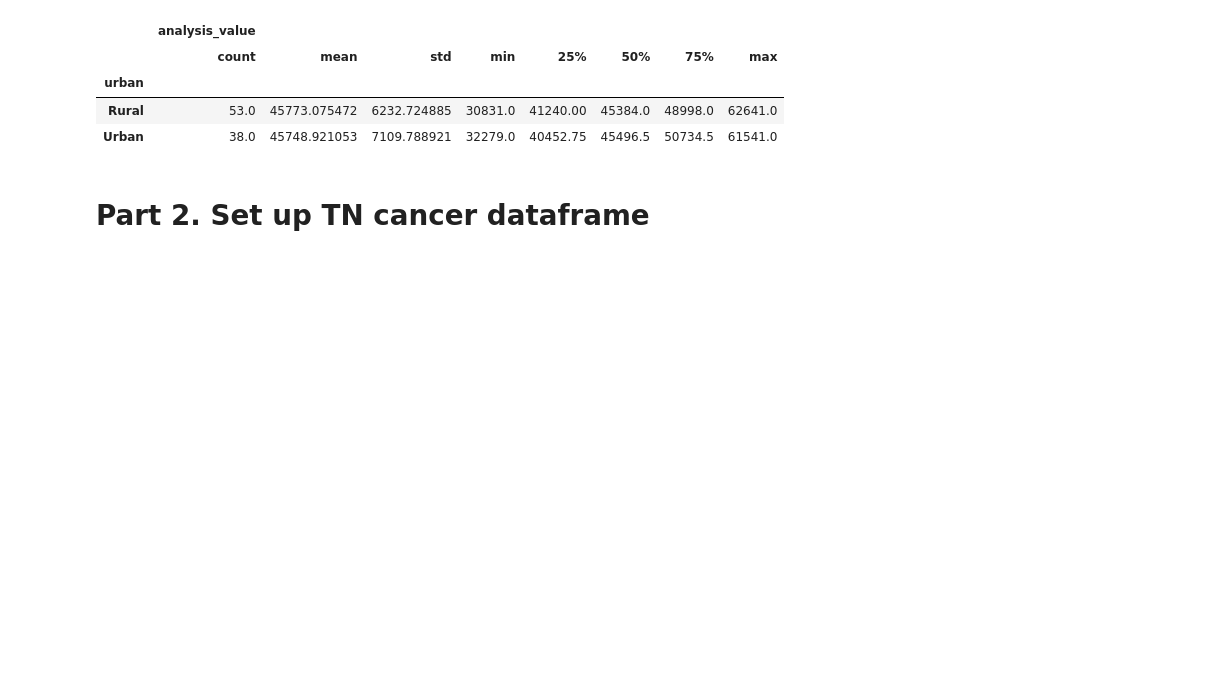
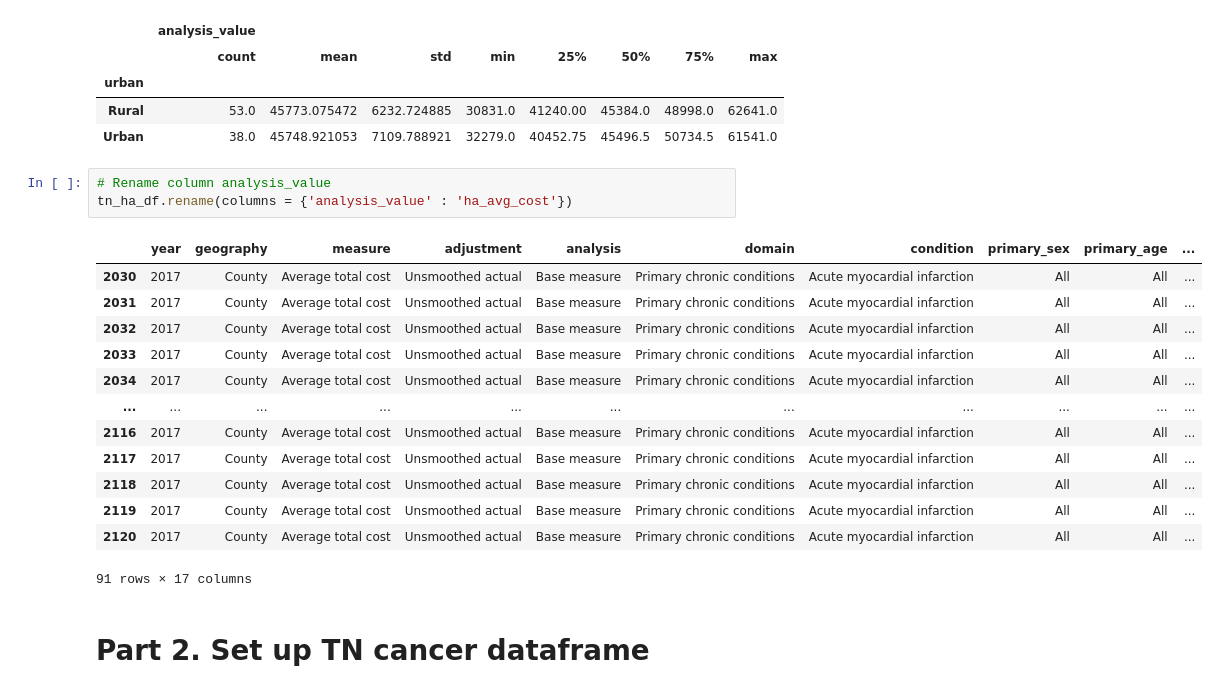
Before and after one commit to richardslogan95/data-science-essentials-3, a Jupyter notebook: LRR_notebooks/main.ipynb, the cells around one changed output. Saved outputs shown, nothing was run; the diff lists cells and outputs as text; blank space fills up the shorter version.

```diff
--- a/LRR_notebooks/main.ipynb
+++ b/LRR_notebooks/main.ipynb
@@ -37,6 +40,23 @@ analysis_tn_ha_df.groupby('urban').describe()
 | urban |  |  |  |  |  |  |  |  |
 | Rural | 53.0 | 45773.075472 | 6232.724885 | 30831.0 | 41240.00 | 45384.0 | 48998.0 | 62641.0 |
 | Urban | 38.0 | 45748.921053 | 7109.788921 | 32279.0 | 40452.75 | 45496.5 | 50734.5 | 61541.0 |
+# %%
+# Rename column analysis_value
+tn_ha_df.rename(columns = {'analysis_value' : 'ha_avg_cost'})
+# %% [output]
+|  | year | geography | measure | adjustment | analysis | domain | condition | primary_sex | primary_age | ... |
+| 2030 | 2017 | County | Average total cost | Unsmoothed actual | Base measure | Primary chronic conditions | Acute myocardial infarction | All | All | ... |
+| 2031 | 2017 | County | Average total cost | Unsmoothed actual | Base measure | Primary chronic conditions | Acute myocardial infarction | All | All | ... |
+| 2032 | 2017 | County | Average total cost | Unsmoothed actual | Base measure | Primary chronic conditions | Acute myocardial infarction | All | All | ... |
+| 2033 | 2017 | County | Average total cost | Unsmoothed actual | Base measure | Primary chronic conditions | Acute myocardial infarction | All | All | ... |
+| 2034 | 2017 | County | Average total cost | Unsmoothed actual | Base measure | Primary chronic conditions | Acute myocardial infarction | All | All | ... |
+| ... | ... | ... | ... | ... | ... | ... | ... | ... | ... | ... |
+| 2116 | 2017 | County | Average total cost | Unsmoothed actual | Base measure | Primary chronic conditions | Acute myocardial infarction | All | All | ... |
+| 2117 | 2017 | County | Average total cost | Unsmoothed actual | Base measure | Primary chronic conditions | Acute myocardial infarction | All | All | ... |
+| 2118 | 2017 | County | Average total cost | Unsmoothed actual | Base measure | Primary chronic conditions | Acute myocardial infarction | All | All | ... |
+| 2119 | 2017 | County | Average total cost | Unsmoothed actual | Base measure | Primary chronic conditions | Acute myocardial infarction | All | All | ... |
+| 2120 | 2017 | County | Average total cost | Unsmoothed actual | Base measure | Primary chronic conditions | Acute myocardial infarction | All | All | ... |
+91 rows × 17 columns
 # %% [markdown]
 # Part 2. Set up TN cancer dataframe
 # %%
```
Also changed, not shown: parts of 10 cells of this notebook, 5 other files.
